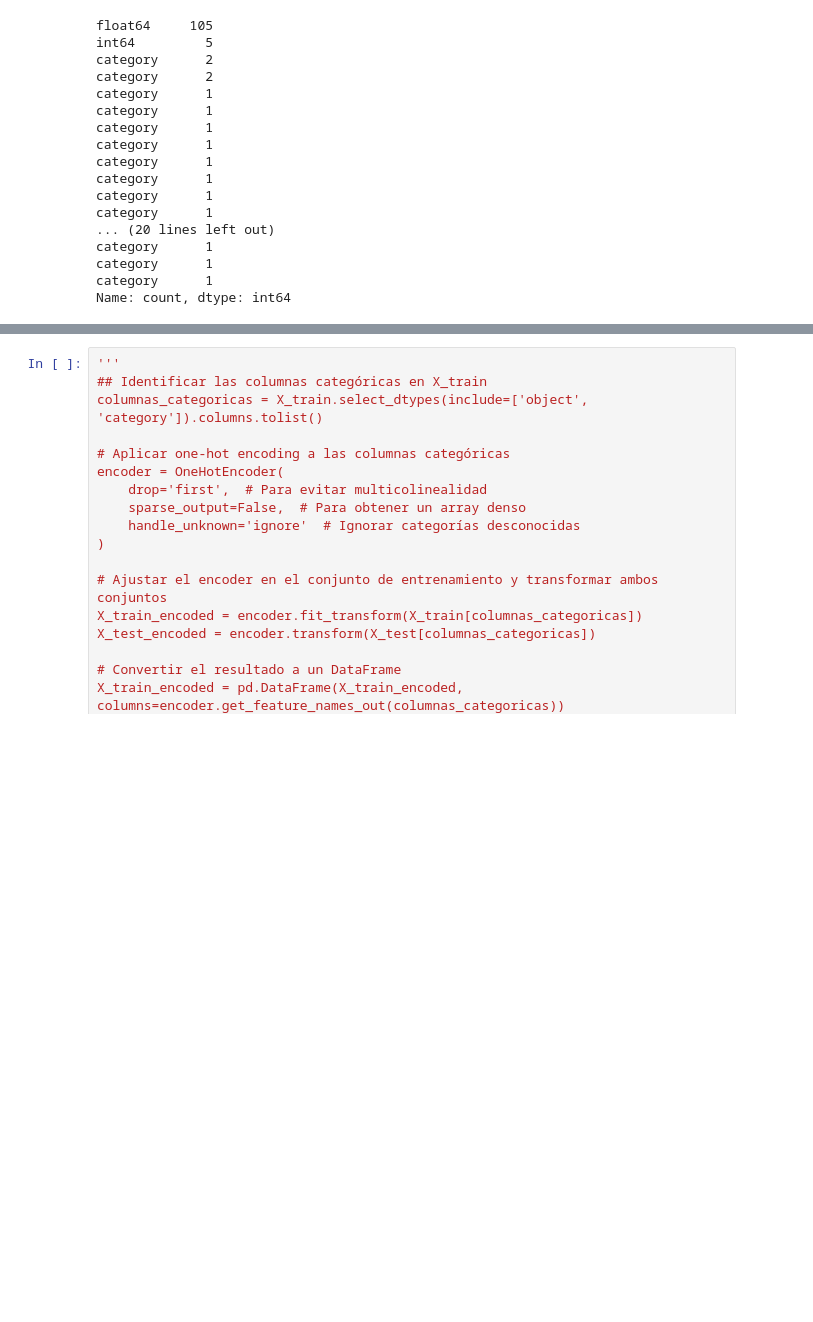
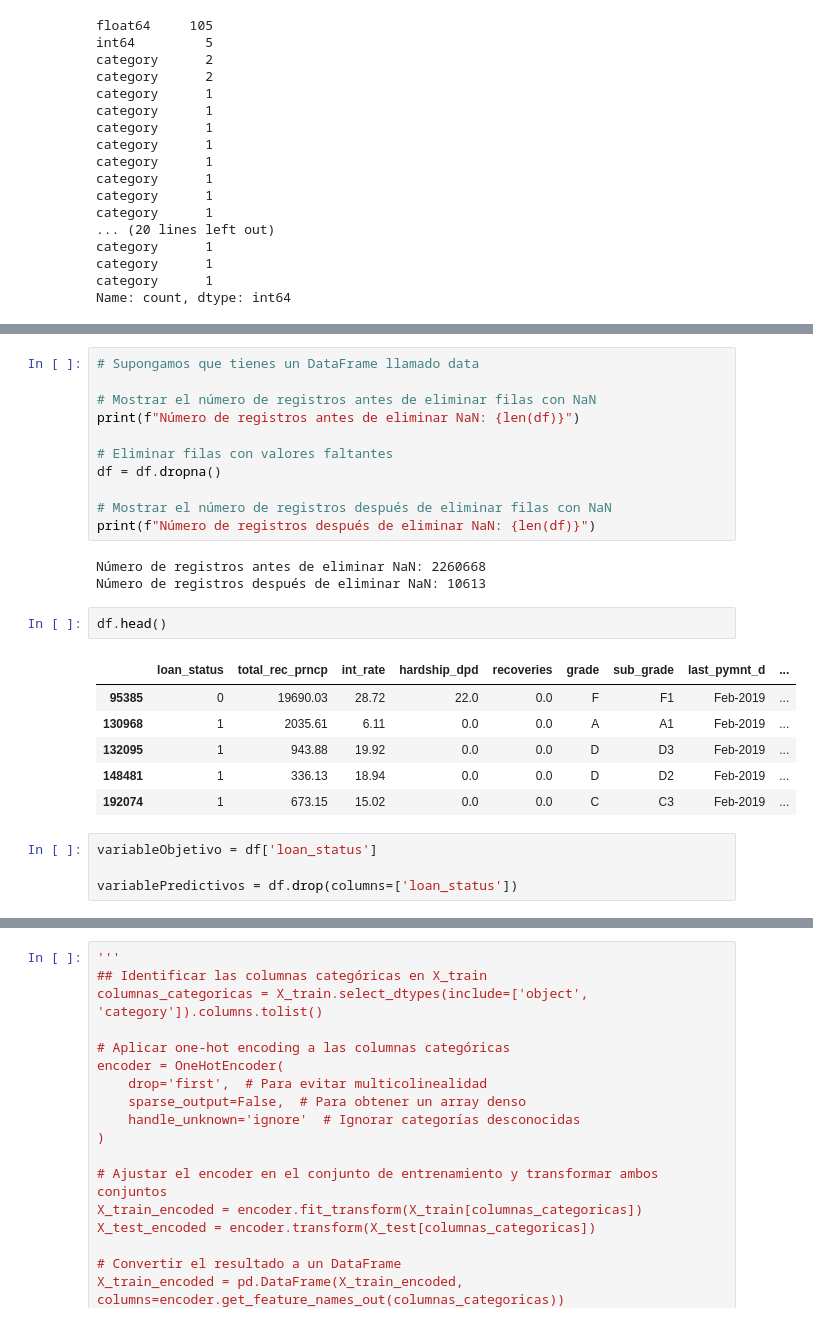
Before and after one commit to mro339/tfg, a Jupyter notebook: REPETIR.ipynb, the cells around one changed output, grey strips where cells are left out. Drawn from its saved outputs; the diff is of its cells as text; blank space fills up the shorter version.

```diff
--- a/REPETIR.ipynb
+++ b/REPETIR.ipynb
@@ -351,0 +383,27 @@ Name: count, dtype: int64
+# %%
+# Supongamos que tienes un DataFrame llamado data
+
+# Mostrar el número de registros antes de eliminar filas con NaN
+print(f"Número de registros antes de eliminar NaN: {len(df)}")
+
+# Eliminar filas con valores faltantes
+df = df.dropna()
+
+# Mostrar el número de registros después de eliminar filas con NaN
+print(f"Número de registros después de eliminar NaN: {len(df)}")
+# %% [output]
+Número de registros antes de eliminar NaN: 2260668
+Número de registros después de eliminar NaN: 10613
+# %%
+df.head()
+# %% [output]
+|  | loan_status | total_rec_prncp | int_rate | hardship_dpd | recoveries | grade | sub_grade | last_pymnt_d | ... |
+| 95385 | 0 | 19690.03 | 28.72 | 22.0 | 0.0 | F | F1 | Feb-2019 | ... |
+| 130968 | 1 | 2035.61 | 6.11 | 0.0 | 0.0 | A | A1 | Feb-2019 | ... |
+| 132095 | 1 | 943.88 | 19.92 | 0.0 | 0.0 | D | D3 | Feb-2019 | ... |
+| 148481 | 1 | 336.13 | 18.94 | 0.0 | 0.0 | D | D2 | Feb-2019 | ... |
+| 192074 | 1 | 673.15 | 15.02 | 0.0 | 0.0 | C | C3 | Feb-2019 | ... |
+# %%
+variableObjetivo = df['loan_status']
+
+variablePredictivos = df.drop(columns=['loan_status'])
```
Also changed, not shown: parts of 10 cells of this notebook.
